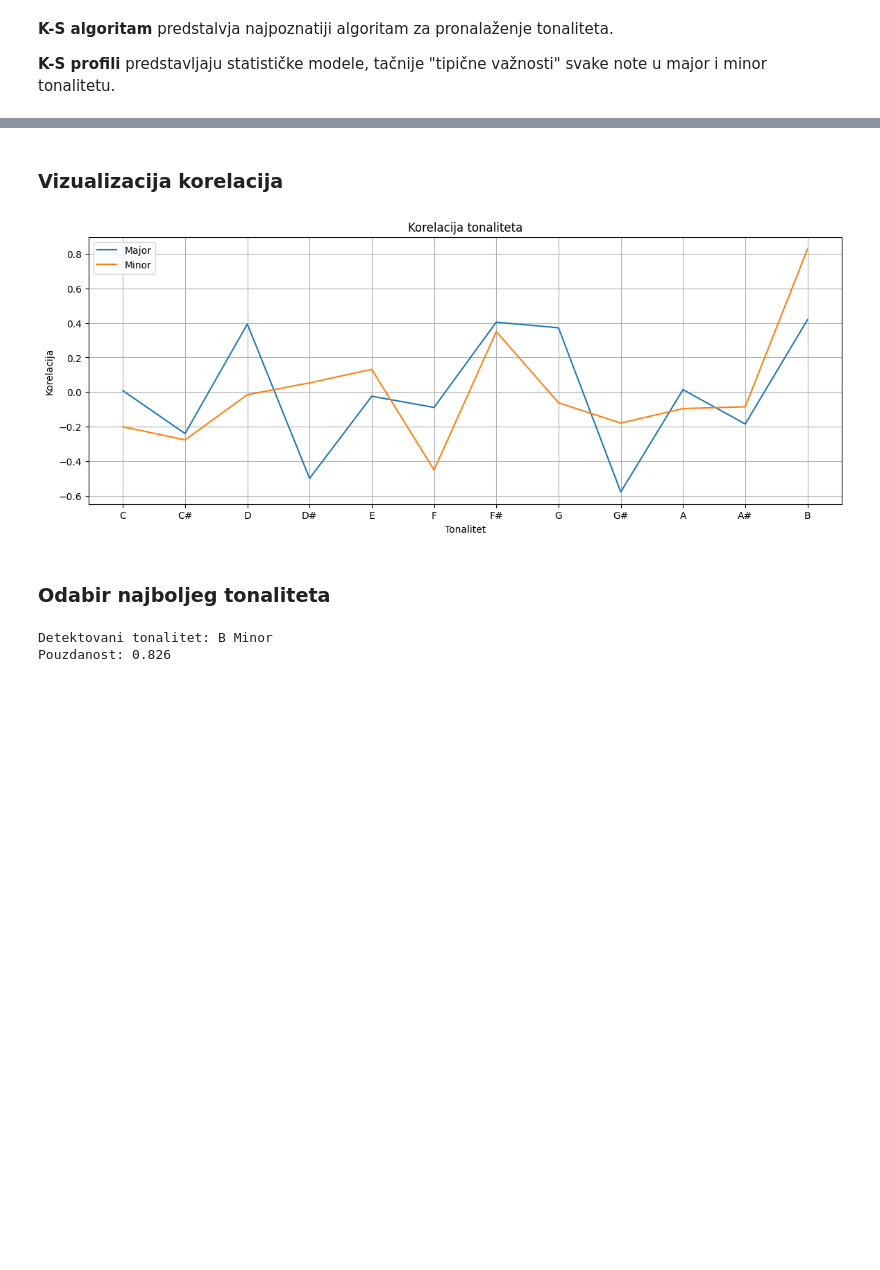
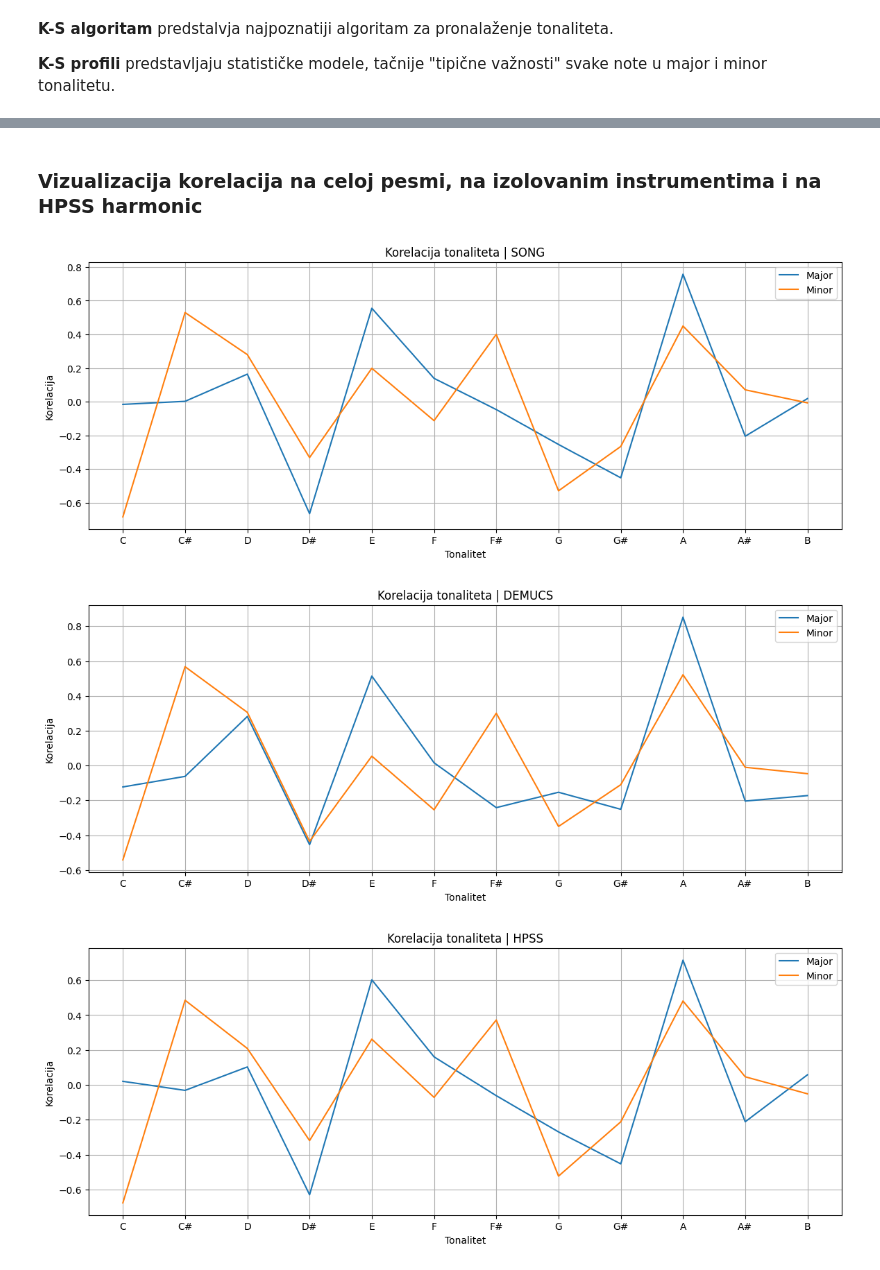
Before and after one commit to maslesa/WaveSplitNotebook, a Jupyter notebook: wave_split.ipynb, the cells around one changed output, grey strips where cells are left out. Saved outputs shown, nothing was run; the diff lists cells and outputs as text; code cells hidden in the pictures; blank space fills up the shorter version.

```diff
--- a/wave_split.ipynb
+++ b/wave_split.ipynb
@@ -293,6 +343,7 @@ notes = ['C', 'C#', 'D', 'D#', 'E', 'F', 'F#', 'G', 'G#', 'A', 'A#', 'B']
 
 chroma_song_mean = np.mean(chroma_song, axis=1)
 chroma_instruments_mean = np.mean(chroma_instruments, axis=1)
+chroma_harmonic_hpss_mean = np.mean(chroma_harmonic_hpss, axis=1)
 # %%
 def show_average_notes_energy(chroma, title):
 
@@ -368,0 +440,4 @@ for i in range(12):
+# %%
+song_key, song_conf, song_major_scores, song_minor_scores = detect_key(chroma_song_mean)
+demucs_key, demucs_conf, demucs_major_scores, demucs_minor_scores = detect_key(chroma_instruments_mean)
+hpss_key, hpss_conf, hpss_major_scores, hpss_minor_scores = detect_key(chroma_harmonic_hpss_mean)
@@ -369,39 +459,25 @@ for i in range(12):
 # %% [markdown]
-### Vizualizacija korelacija
+### Vizualizacija korelacija na celoj pesmi, na izolovanim instrumentima i na HPSS harmonic
 # %%
-plt.figure(figsize=(14, 5))
+def visualize_correlation_between_notes(major_scores, minor_scores, title):
+    plt.figure(figsize=(14, 5))
 
-plt.plot(notes, major_scores, label='Major')
-plt.plot(notes, minor_scores, label='Minor')
+    plt.plot(notes, major_scores, label='Major')
+    plt.plot(notes, minor_scores, label='Minor')
 
-plt.title('Korelacija tonaliteta')
-plt.xlabel('Tonalitet')
-plt.ylabel('Korelacija')
+    plt.title(f'Korelacija tonaliteta | {title}')
+    plt.xlabel('Tonalitet')
+    plt.ylabel('Korelacija')
 
-plt.legend()
-plt.grid()
+    plt.legend()
+    plt.grid()
 
-plt.show()
+    plt.show()
-# %% [output]
-[figure, removed]
-# %% [markdown]
-### Odabir najboljeg tonaliteta
-# %%
-best_major = np.argmax(major_scores)
-best_minor = np.argmax(minor_scores)
-
-major_score = major_scores[best_major]
-minor_score = minor_scores[best_minor]
-
-if major_score > minor_score:
-    detected_key = f"{notes[best_major]} Major"
-    confidence = major_score
-else:
-    detected_key = f"{notes[best_minor]} Minor"
-    confidence = minor_score
-
-print(f'Detektovani tonalitet: {detected_key}')
-print(f'Pouzdanost: {confidence:.3f}')
-# %% [output]
-Detektovani tonalitet: B Minor
-Pouzdanost: 0.826
+# %%
+visualize_correlation_between_notes(song_major_scores, song_minor_scores, 'SONG')
+visualize_correlation_between_notes(demucs_major_scores, demucs_minor_scores, 'DEMUCS')
+visualize_correlation_between_notes(hpss_major_scores, hpss_minor_scores, 'HPSS')
+# %% [output]
+[figure, added]
+[figure, added]
+[figure, added]
```
Also changed, not shown: parts of 21 cells of this notebook, 1 other file.
